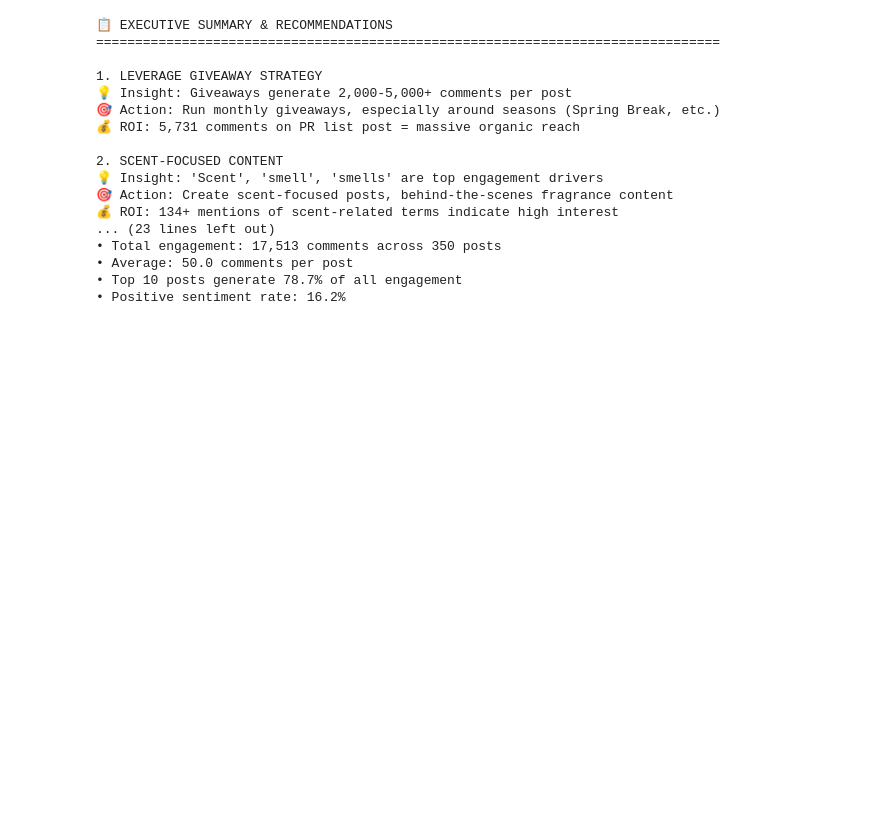
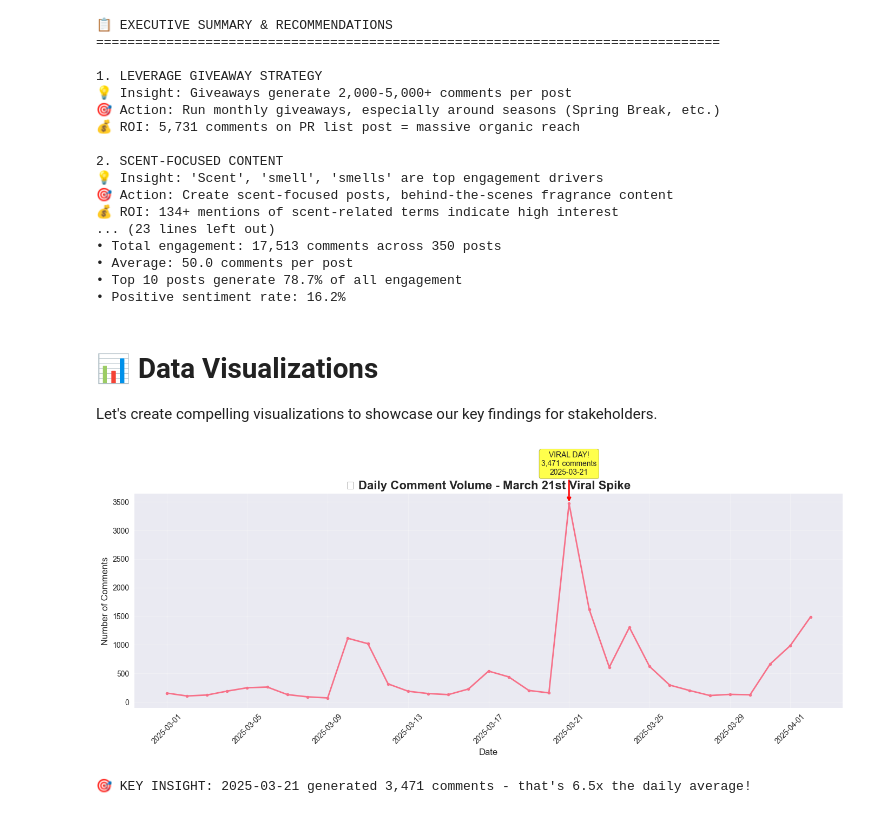
Before and after one commit to NikhilSoni15/scrollmark_test, a Jupyter notebook: notebooks/trend_analysis.ipynb, the cells around one changed output. Drawn from its saved outputs; the diff is of its cells as text; code cells hidden in the pictures; blank space fills up the shorter version.

```diff
--- a/notebooks/trend_analysis.ipynb
+++ b/notebooks/trend_analysis.ipynb
@@ -528,3 +528,35 @@ print(f"• Positive sentiment rate: {(len(df_clean[df_clean['sentiment_category
 • Average: 50.0 comments per post
 • Top 10 posts generate 78.7% of all engagement
 • Positive sentiment rate: 16.2%
+# %% [markdown]
+# 📊 Data Visualizations
+
+Let's create compelling visualizations to showcase our key findings for stakeholders.
+# %%
+# 1. Daily Engagement Timeline - Shows the viral March 21st spike
+plt.figure(figsize=(14, 6))
+plt.plot(daily_stats.index, daily_stats['comment_count'], marker='o', linewidth=2, markersize=4)
+plt.title('📈 Daily Comment Volume - March 21st Viral Spike', fontsize=16, fontweight='bold')
+plt.xlabel('Date', fontsize=12)
+plt.ylabel('Number of Comments', fontsize=12)
+plt.xticks(rotation=45)
+plt.grid(True, alpha=0.3)
+
+# Highlight the viral day
+max_day_idx = daily_stats['comment_count'].idxmax()
+max_comments = daily_stats.loc[max_day_idx, 'comment_count']
+plt.annotate(f'VIRAL DAY!\n{max_comments:,} comments\n{max_day_idx}',
+             xy=(max_day_idx, max_comments),
+             xytext=(max_day_idx, max_comments + 500),
+             arrowprops=dict(arrowstyle='->', color='red', lw=2),
+             fontsize=10, ha='center',
+             bbox=dict(boxstyle="round,pad=0.3", facecolor='yellow', alpha=0.7))
+
+plt.tight_layout()
+plt.show()
+
+avg_daily_comments = daily_stats['comment_count'].mean()
+print(f"🎯 KEY INSIGHT: {max_day_idx} generated {max_comments:,} comments - that's {max_comments/avg_daily_comments:.1f}x the daily average!")
+# %% [output]
+[figure, added]
+🎯 KEY INSIGHT: 2025-03-21 generated 3,471 comments - that's 6.5x the daily average!
```
Also changed, not shown: parts of 4 cells of this notebook, 6 other files.
